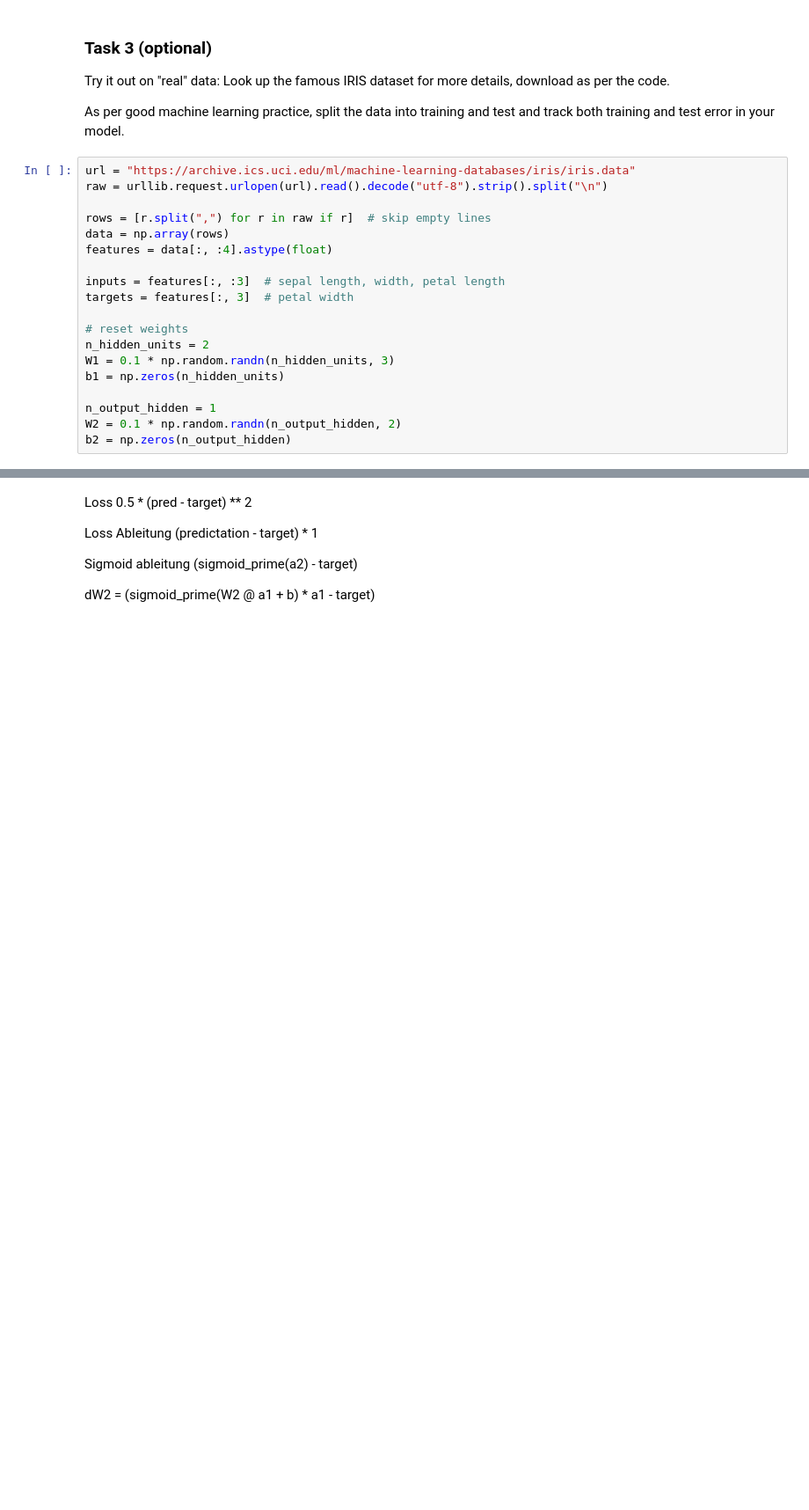
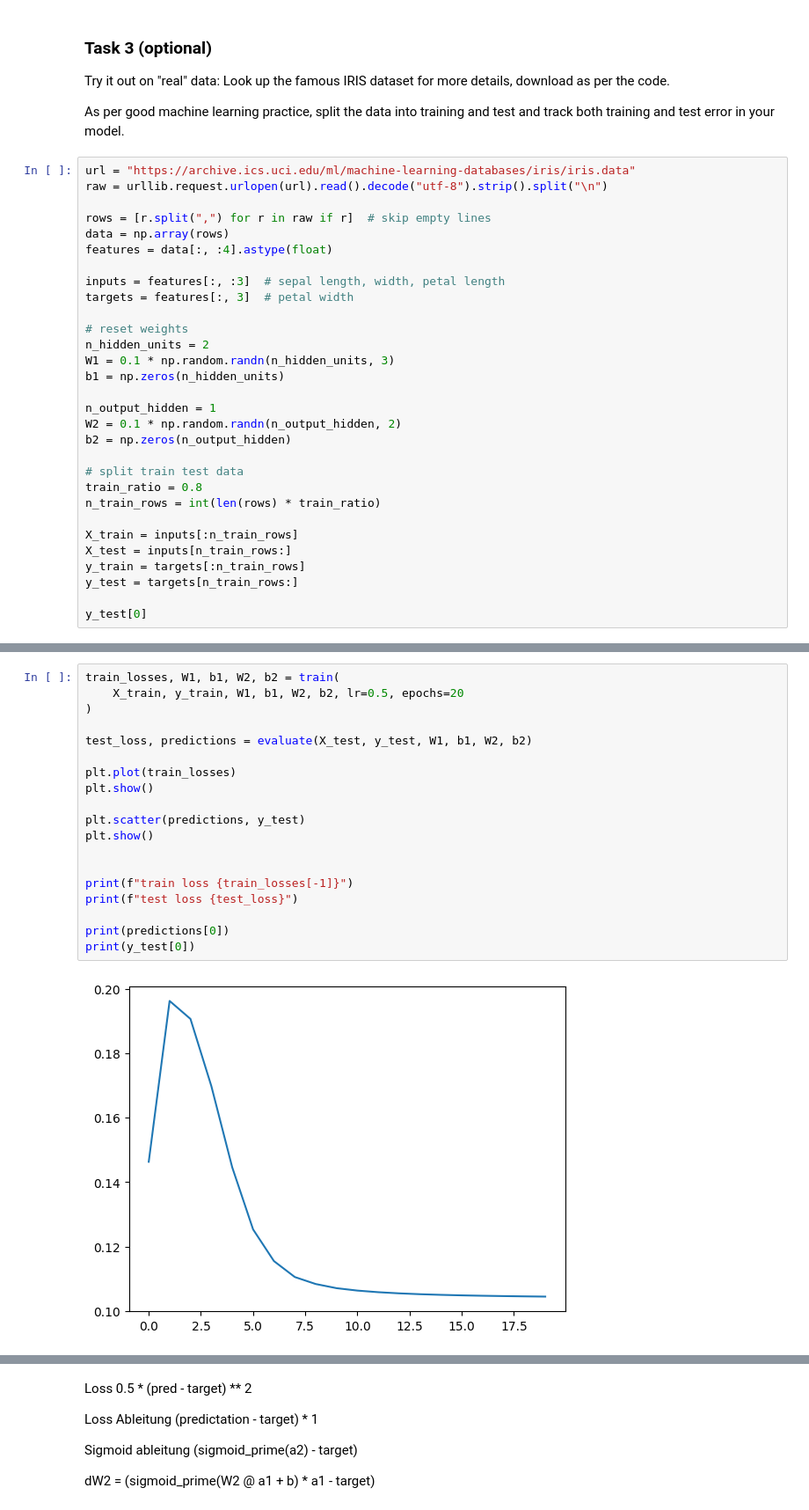
Before and after one commit to saurluca/nip, a Jupyter notebook: lab-06/lab06_mlp.ipynb, the cells around one changed output, grey strips where cells are left out. Shown at 88% size. Drawn from its saved outputs; the diff is of its cells as text; blank space fills up the shorter version.

```diff
--- a/lab-06/lab06_mlp.ipynb
+++ b/lab-06/lab06_mlp.ipynb
@@ -240,3 +228,14 @@ b1 = np.zeros(n_hidden_units)
 n_output_hidden = 1
 W2 = 0.1 * np.random.randn(n_output_hidden, 2)
 b2 = np.zeros(n_output_hidden)
+
+# split train test data
+train_ratio = 0.8
+n_train_rows = int(len(rows) * train_ratio)
+
+X_train = inputs[:n_train_rows]
+X_test = inputs[n_train_rows:]
+y_train = targets[:n_train_rows]
+y_test = targets[n_train_rows:]
+
+y_test[0]
@@ -244,0 +279,21 @@ b2 = np.zeros(n_output_hidden)
+# %%
+train_losses, W1, b1, W2, b2 = train(
+    X_train, y_train, W1, b1, W2, b2, lr=0.5, epochs=20
+)
+
+test_loss, predictions = evaluate(X_test, y_test, W1, b1, W2, b2)
+
+plt.plot(train_losses)
+plt.show()
+
+plt.scatter(predictions, y_test)
+plt.show()
+
+
+print(f"train loss {train_losses[-1]}")
+print(f"test loss {test_loss}")
+
+print(predictions[0])
+print(y_test[0])
+# %% [output]
+[figure, added]
```
Also changed, not shown: parts of 8 cells of this notebook, 1 other file.
